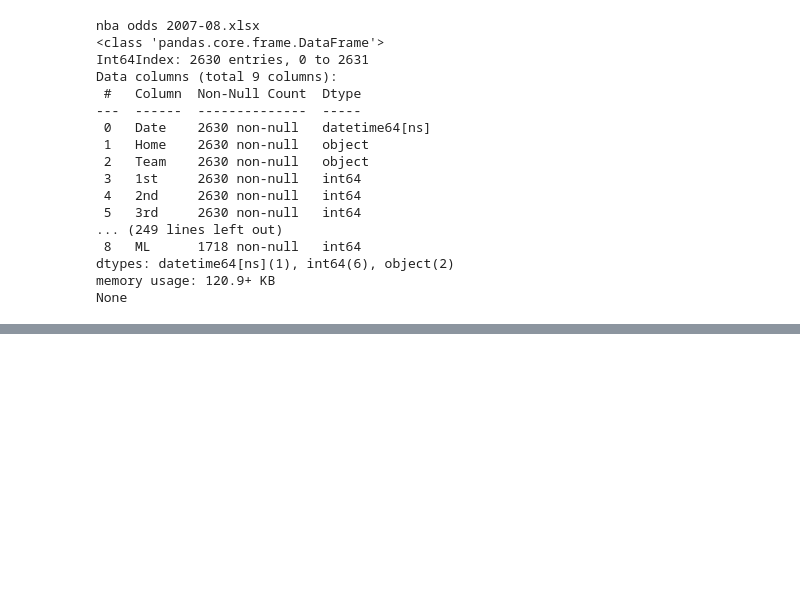
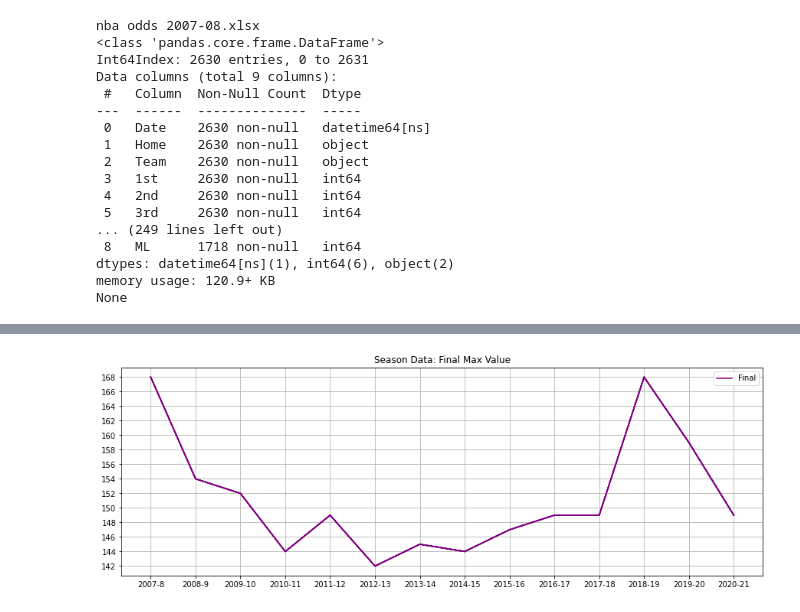
Before and after one commit to LMastro99/Sports-Betting-Module, a Jupyter notebook: season-data/cleaning/process/Season_Data_Cleaning.ipynb, the cells around one changed output, grey strips where cells are left out. Cells and saved outputs as stored; diff of their text form; code cells hidden in the pictures; blank space fills up the shorter version.

```diff
--- a/season-data/cleaning/process/Season_Data_Cleaning.ipynb
+++ b/season-data/cleaning/process/Season_Data_Cleaning.ipynb
@@ -257,0 +376,9 @@ None
+# %%
+plt.figure(figsize = (15, 5))
+plt.title('Season Data: Final Max Value')
+plt.plot(x, final_max, c = 'purple')
+plt.yticks(np.arange(142, 170, step = 2))
+plt.legend(labels = [labels[-2]])
+plt.grid(True)
+# %% [output]
+[figure, added]
```
Also changed, not shown: parts of 9 cells of this notebook.
